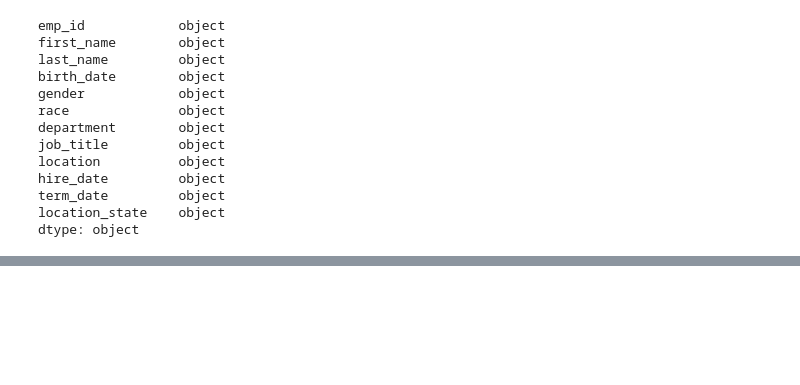
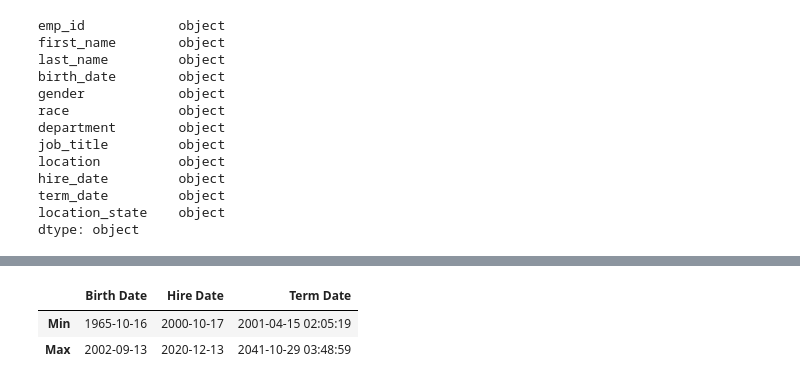
Before and after one commit to JoseMi-Sanchez/people-analytics-case-study, a Jupyter notebook: notebooks/main.ipynb, the cells around one changed output, grey strips where cells are left out. Cells and saved outputs as stored; diff of their text form; code cells hidden in the pictures; blank space fills up the shorter version.

```diff
--- a/notebooks/main.ipynb
+++ b/notebooks/main.ipynb
@@ -273 +263,18 @@ dtypes: datetime64[ns, UTC](1), datetime64[ns](2), object(9)
 memory usage: 2.2+ MB
+# %%
+# Create a dictionary to store the min and max values for clarity
+date_ranges = {
+    'Birth Date': {'Min': df['birth_date'].min(), 'Max': df['birth_date'].max()},
+    'Hire Date': {'Min': df['hire_date'].min(), 'Max': df['hire_date'].max()},
+    'Term Date': {'Min': df['term_date'].min(), 'Max': df['term_date'].max()}
+}
+
+# Convert to a DataFrame for a cleaner output
+date_ranges_df = pd.DataFrame(date_ranges)
+
+# Show the date ranges
+date_ranges_df
+# %% [output]
+|  | Birth Date | Hire Date | Term Date |
+| Min | 1965-10-16 | 2000-10-17 | 2001-04-15 02:05:19 |
+| Max | 2002-09-13 | 2020-12-13 | 2041-10-29 03:48:59 |
```
Also changed, not shown: parts of 16 cells of this notebook.
